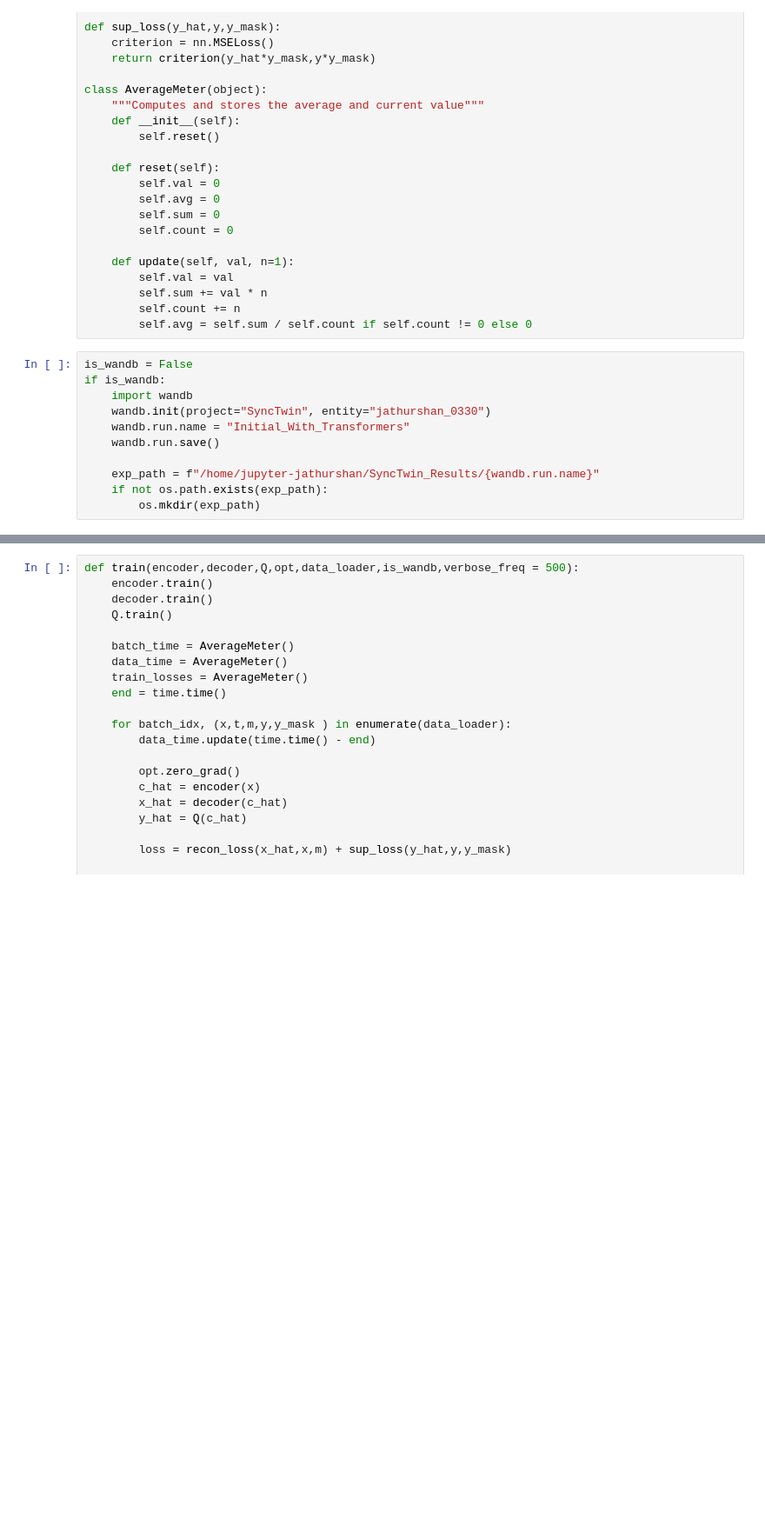
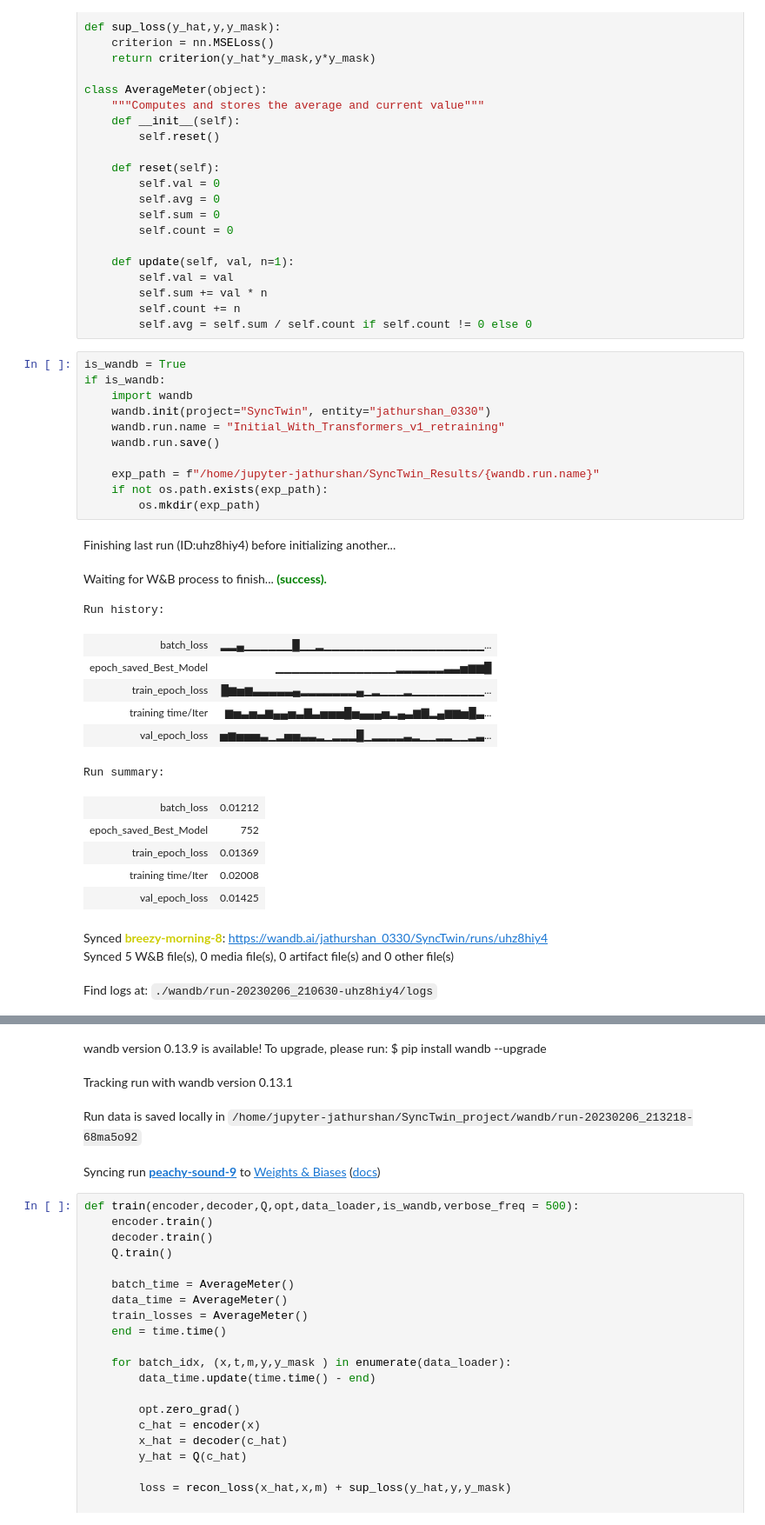
Before and after one commit to Jathurshan0330/SyncTwin_project, a Jupyter notebook: SyncTwin.ipynb, the cells around one changed output, grey strips where cells are left out. Shown: that part at 87% size. Drawn from its saved outputs; the diff is of its cells as text; blank space fills up the shorter version.

```diff
--- a/SyncTwin.ipynb
+++ b/SyncTwin.ipynb
@@ -358,13 +375,31 @@ class AverageMeter(object):
         self.count += n
         self.avg = self.sum / self.count if self.count != 0 else 0
 # %%
-is_wandb = False
+is_wandb = True
 if is_wandb:
     import wandb
     wandb.init(project="SyncTwin", entity="jathurshan_0330")
-    wandb.run.name = "Initial_With_Transformers"
+    wandb.run.name = "Initial_With_Transformers_v1_retraining"
     wandb.run.save()
 
     exp_path = f"/home/jupyter-jathurshan/SyncTwin_Results/{wandb.run.name}"
     if not os.path.exists(exp_path):
         os.mkdir(exp_path)
+# %% [output]
+Finishing last run (ID:uhz8hiy4) before initializing another...
+Waiting for W&B process to finish... (success).
+Run history:
+| batch_loss | ▂▂▄▁▁▁▁▁▁█▁▁▂▁▁▁▁▁▁▁▁▁▁▁▁▁▁▁▁▁▁▁▁... |
+| epoch_saved_Best_Model | ▁▁▁▁▁▁▁▁▁▁▁▁▁▁▁▂▂▂▂▂▂▃▃▅▆▆█ |
+| train_epoch_loss | █▆▅▆▃▃▃▃▃▄▂▂▂▂▂▂▂▄▁▂▁▁▁▂▁▁▁▁▁▁▁▁▁... |
+| training time/Iter | ▆▅▃▅▃▆▄▄▅▃▇▃▅▅▅█▅▄▄▄▅▂▄▃▆▇▂▄▆▆▅█▃... |
+| val_epoch_loss | ▅▆▅▅▅▃▁▂▅▅▃▃▂▁▂▂▂█▁▂▂▂▂▃▂▁▁▂▂▁▁▂▃... |
+Run summary:
+| batch_loss | 0.01212 |
+| epoch_saved_Best_Model | 752 |
+| train_epoch_loss | 0.01369 |
+| training time/Iter | 0.02008 |
+| val_epoch_loss | 0.01425 |
+Synced breezy-morning-8: https://wandb.ai/jathurshan_0330/SyncTwin/runs/uhz8hiy4
+Synced 5 W&B file(s), 0 media file(s), 0 artifact file(s) and 0 other file(s)
+Find logs at: ./wandb/run-20230206_210630-uhz8hiy4/logs
@@ -371,3 +407,7 @@ if is_wandb:
+wandb version 0.13.9 is available! To upgrade, please run: $ pip install wandb --upgrade
+Tracking run with wandb version 0.13.1
+Run data is saved locally in /home/jupyter-jathurshan/SyncTwin_project/wandb/run-20230206_213218-68ma5o92
+Syncing run peachy-sound-9 to Weights & Biases (docs)
 # %%
 def train(encoder,decoder,Q,opt,data_loader,is_wandb,verbose_freq = 500):
     encoder.train()
```
Also changed, not shown: parts of 21 cells of this notebook, 30 other files.
